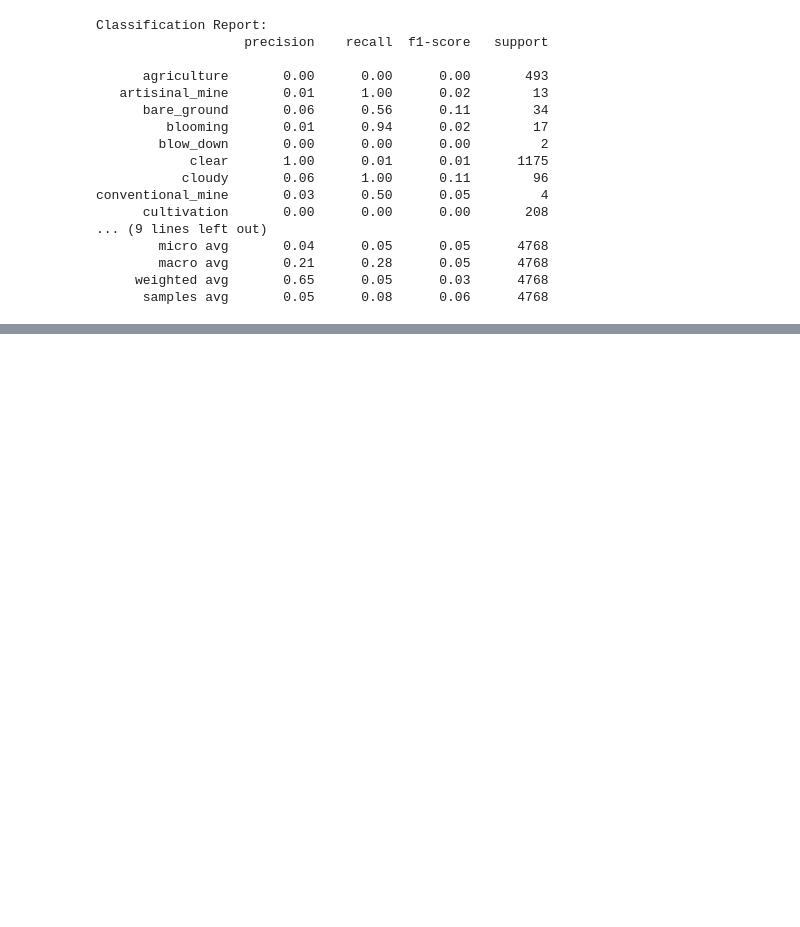
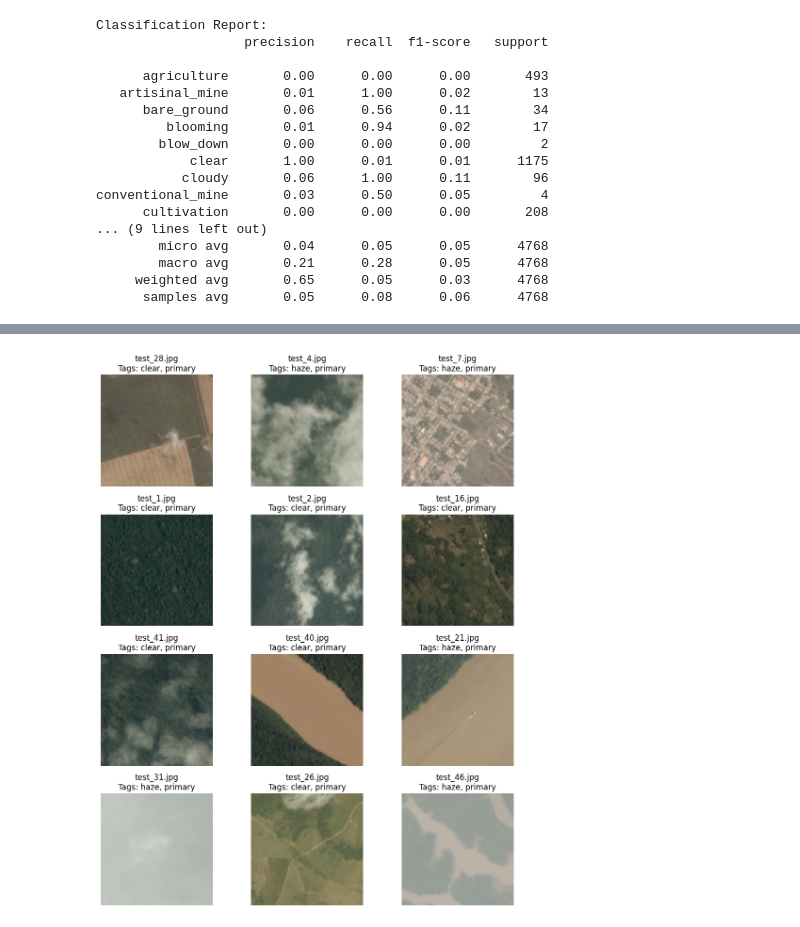
Before and after one commit to ssegovba/identifying-deforestation, a Jupyter notebook: notebooks/cnn_custom_model_classifier.ipynb, the cells around one changed output, grey strips where cells are left out. Drawn from its saved outputs; the diff is of its cells as text; code cells hidden in the pictures; blank space fills up the shorter version.

Commit message:
Tested model on some images. Mostly classified as primary and clear when threshold defined as 0.5

```diff
--- a/notebooks/cnn_custom_model_classifier.ipynb
+++ b/notebooks/cnn_custom_model_classifier.ipynb
@@ -351,0 +357,6 @@ conventional_mine       0.03      0.50      0.05         4
+# %%
+# Load test images
+test_images, test_filenames = load_test_images(test_path, 12)
+# %%
+# Predicting the labels
+predictions = model.predict(test_images)
@@ -351,0 +373,15 @@ conventional_mine       0.03      0.50      0.05         4
+# %%
+# Function to convert predictions to tags
+def predictions_to_tags(predictions, threshold=0.5):
+    tag_lists = []
+    for prediction in predictions:
+        tags = [mlb.classes_[i] for i, value in enumerate(prediction) if value > threshold]
+        tag_lists.append(tags)
+    return tag_lists
+
+# Convert predictions to tags
+predicted_tags = predictions_to_tags(predictions)
+
+# Print filenames and their predicted tags
+for filename, tags in zip(test_filenames, predicted_tags):
+    print(filename, ": ", tags)
@@ -351,0 +401,26 @@ conventional_mine       0.03      0.50      0.05         4
+# %%
+# Function to plot images and their predicted tags
+def plot_images_with_tags(images, filenames, predicted_tags, img_per_row=3):
+    num_images = len(images)
+    num_rows = (num_images + img_per_row - 1) // img_per_row
+
+    # Adjust figsize here (width, height) in inches
+    fig, axes = plt.subplots(num_rows, img_per_row, figsize=(10, num_rows * 3))  # Smaller figure size
+    axes = axes.flatten()
+
+    for i, (img, filename, tags) in enumerate(zip(images, filenames, predicted_tags)):
+        axes[i].imshow(img)
+        axes[i].set_title(f"{filename}\nTags: {', '.join(tags)}")
+        axes[i].axis('off')
+
+    # Hide any unused subplots
+    for ax in axes[num_images:]:
+        ax.axis('off')
+
+    plt.tight_layout()
+    plt.show()
+
+# Plotting the images with their tags
+plot_images_with_tags(test_images, test_filenames, predicted_tags)
+# %% [output]
+[figure, added]
```
Also changed, not shown: parts of 16 cells of this notebook.
